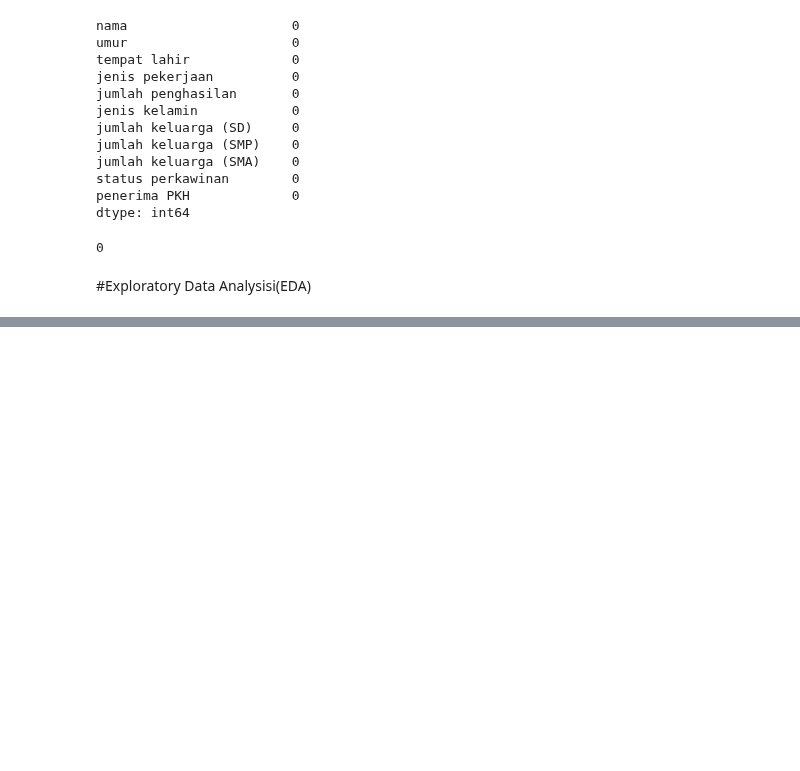
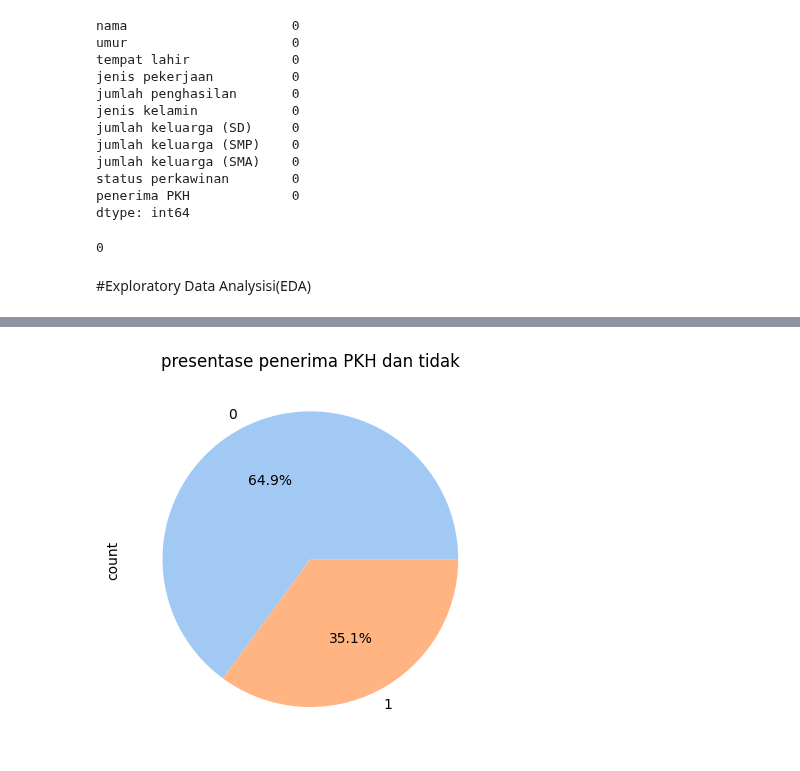
Before and after one commit to Rizki-132/Allmateri, a Jupyter notebook: Klasifikasi_program_PKH.ipynb, the cells around one changed output, grey strips where cells are left out. Drawn from its saved outputs; the diff is of its cells as text; code cells hidden in the pictures; blank space fills up the shorter version.

```diff
--- a/Klasifikasi_program_PKH.ipynb
+++ b/Klasifikasi_program_PKH.ipynb
@@ -114,0 +117,7 @@ plt.gca().spines[['top', 'right',]].set_visible(False)
+# %%
+sns.set_palette('pastel')
+data['penerima PKH'].value_counts().plot(kind='pie', autopct='%1.1f%%')
+plt.title('presentase penerima PKH dan tidak')
+plt.show()
+# %% [output]
+[figure, added]
```
Also changed, not shown: parts of 4 cells of this notebook.
